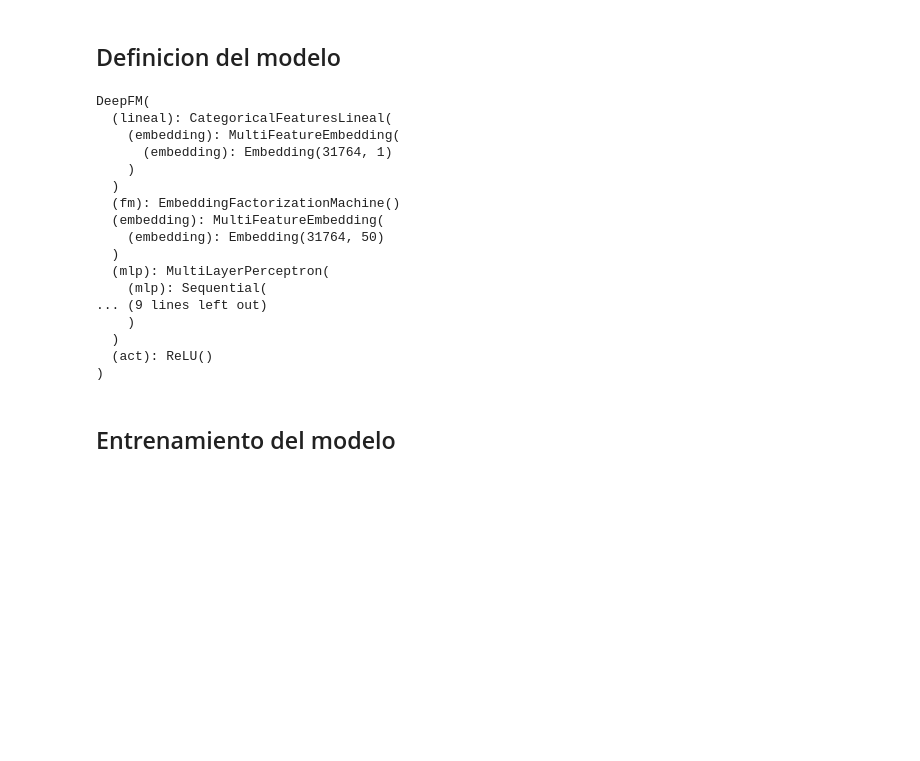
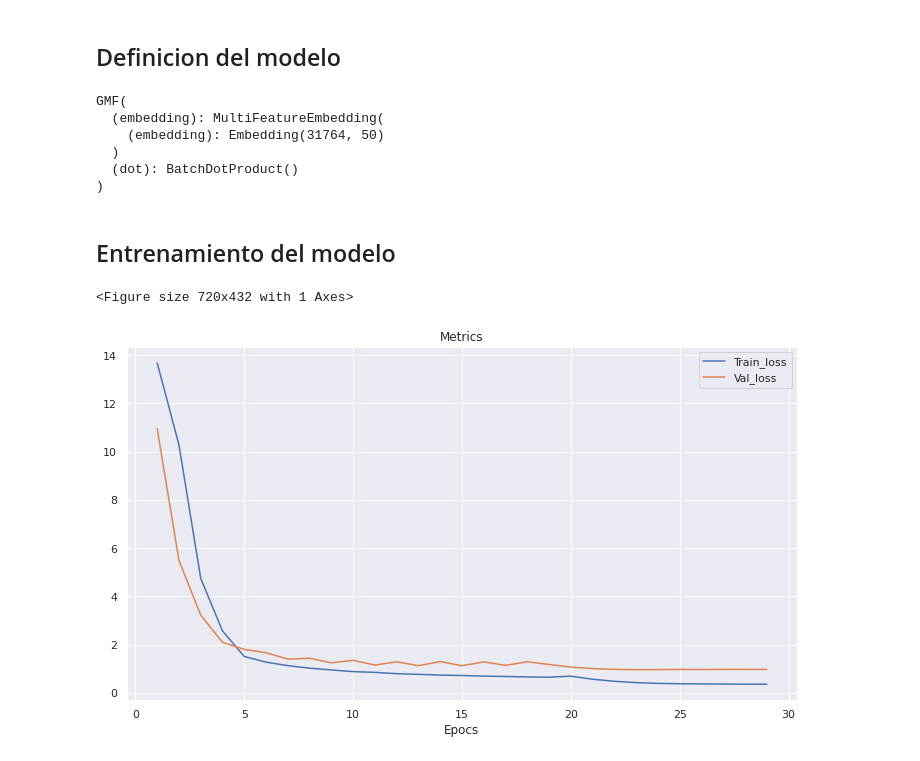
Before and after one commit to adrianmarino/thesis-paper, a Jupyter notebook: notebooks/models_gmf.ipynb, the cells around one changed output. Cells and saved outputs as stored; diff of their text form; code cells hidden in the pictures; blank space fills up the shorter version.

```diff
--- a/notebooks/models_gmf.ipynb
+++ b/notebooks/models_gmf.ipynb
@@ -118,14 +118,15 @@ train_set, eval_set = dataset.split_train_eval(split_year=2018)
 ## Definicion del modelo
 # %%
 params = Bunch({
-    'lr': 0.0001,
-    'epochs': 8,
+    'lr': 0.001,
+    'lr_factor': 0.1,
+    'lr_patience': 3,
+    'epochs': 30,
     'embedding_size': 50,
-    'units_per_layer': [50, 10],
-    'dropout': 0.2,
     'n_workers': 24,
     'batch_size': 64,
-    'features_n_values': [len(it) for it in dataset.features_uniques],
+    'n_users': len(dataset.features_uniques[0]),
+    'n_items': len(dataset.features_uniques[1]),
     'device': get_device()
 })
 # %%
@@ -134,46 +171,41 @@ test_dl  = DataLoader(eval_set,  params.batch_size, num_workers=params.n_workers
 # %%
-model = # Implement!
+model = GMF(
+    n_users        = params.n_users,
+    n_items        = params.n_items,
+    embedding_size = params.embedding_size
+).to(params.device)
 model
 # make_dot(y_pred, params=dict(model.named_parameters()))
 # %% [output]
-DeepFM(
-  (lineal): CategoricalFeaturesLineal(
-    (embedding): MultiFeatureEmbedding(
-      (embedding): Embedding(31764, 1)
-    )
-  )
-  (fm): EmbeddingFactorizationMachine()
+GMF(
   (embedding): MultiFeatureEmbedding(
     (embedding): Embedding(31764, 50)
   )
-  (mlp): MultiLayerPerceptron(
-    (mlp): Sequential(
-... (9 lines left out)
-    )
-  )
-  (act): ReLU()
+  (dot): BatchDotProduct()
 )
 # %% [markdown]
 ## Entrenamiento del modelo
 # %%
-for it in range(1, 5):
-    logging.info(f'Iteration {it}')
-    result = model.fit(
-        train_dl,
-        epochs      = params.epochs,
-        loss_fn     = ml.MSELossFn(),
-        optimizer   = Adam(
-            params       = model.parameters(),
-            lr           = params.lr
+result = model.fit(
+    train_dl,
+    epochs      = params.epochs,
+    loss_fn     = ml.MSELossFn(),
+    optimizer   = Adam(
+        params       = model.parameters(),
+        lr           = params.lr
+    ),
+    callbacks   = [
+        Validation(
+            test_dl,
+            metrics = { 'val_loss': ml.MSELossFn(float_result=True)},
+            each_n_epochs=1
         ),
-        callbacks   = [
-            Validation(
-                test_dl,
-                metrics = { 'val_loss': ml.MSELossFn(float_result=True)},
-                each_n_epochs=1
-            ),
-            Logger(['time', 'epoch', 'train_loss', 'val_loss', 'patience', 'lr']),
-            MetricsPlotter(metrics=['train_loss', 'val_loss'], plot_each_n_epochs=1),
-            SaveBestModel(metric='val_loss', path='../weights')
-        ]
-    )
+        ReduceLROnPlateau(metric='val_loss', mode='min', factor=params.lr_factor, patience=params.lr_patience),
+        MetricsPlotter(metrics=['train_loss', 'val_loss'], plot_each_n_epochs=2),
+        Logger(['time', 'epoch', 'train_loss', 'val_loss', 'patience', 'lr']),
+        SaveBestModel(metric='val_loss', path='../weights')
+    ]
+)
+# %% [output]
+<Figure size 720x432 with 1 Axes>
+[figure, added]
```
Also changed, not shown: parts of 6 cells of this notebook, 5 other files.
